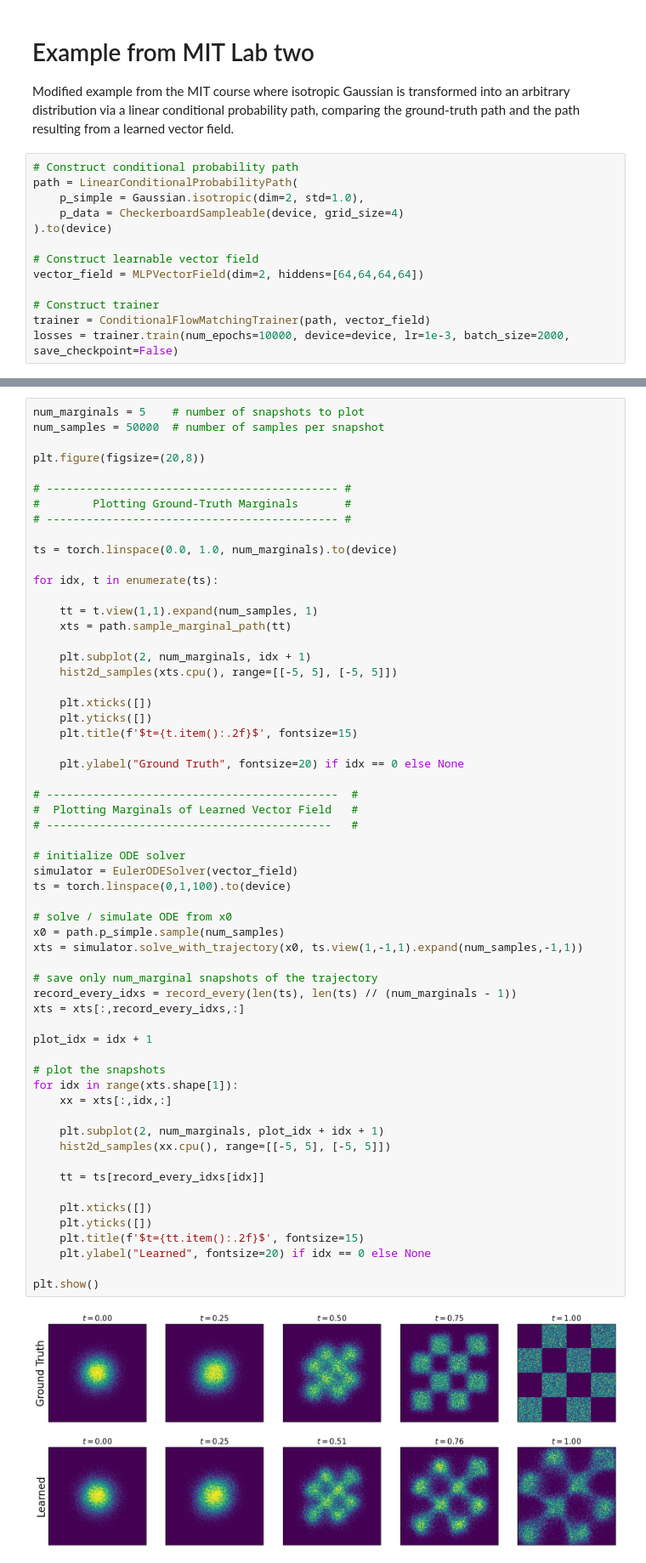
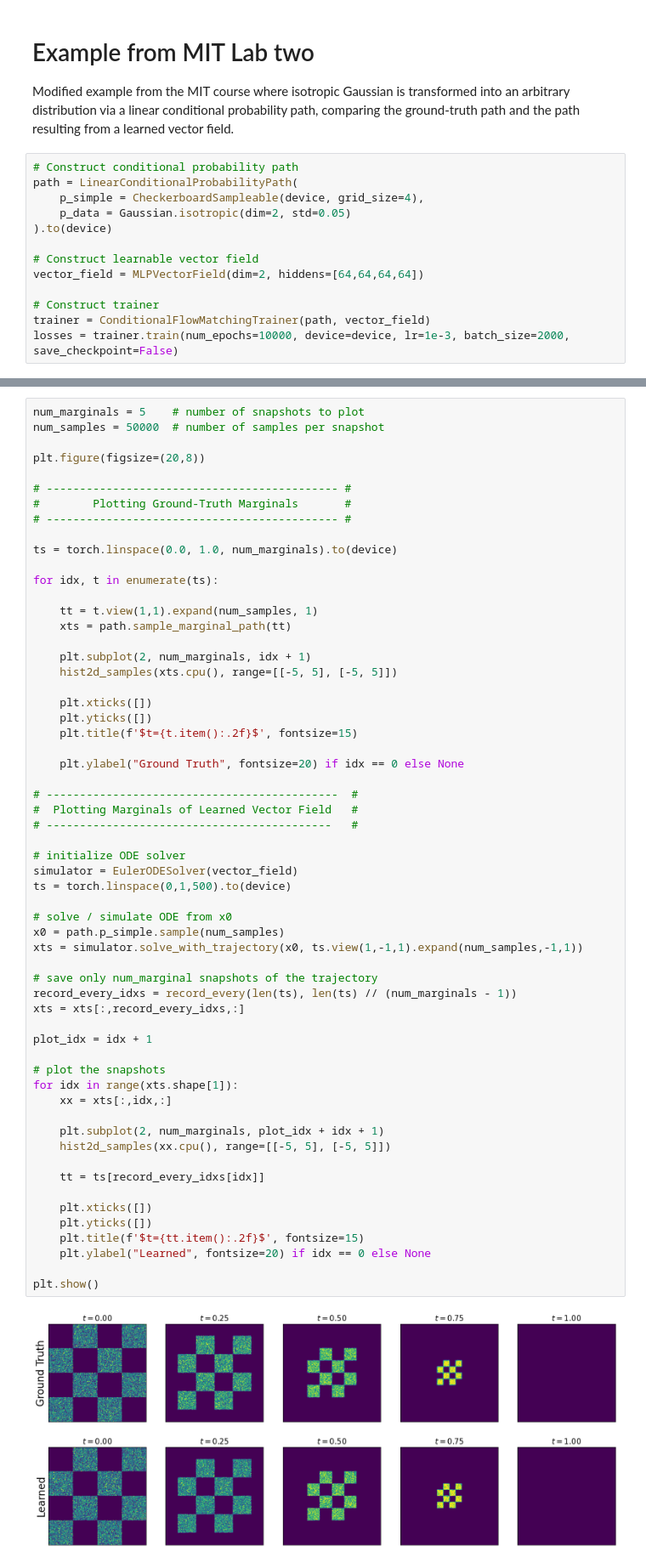
Before and after one commit to Ninavd/FRB-flow, a Jupyter notebook: notebooks/FM_checkerboard.ipynb, the cells around one changed output, grey strips where cells are left out. Shown at 85% size. Drawn from its saved outputs; the diff is of its cells as text.

```diff
--- a/notebooks/FM_checkerboard.ipynb
+++ b/notebooks/FM_checkerboard.ipynb
@@ -22,8 +22,8 @@ Modified example from the MIT course where isotropic Gaussian is transformed int
 # %%
 # Construct conditional probability path
 path = LinearConditionalProbabilityPath(
-    p_simple = Gaussian.isotropic(dim=2, std=1.0),
-    p_data = CheckerboardSampleable(device, grid_size=4)
+    p_simple = CheckerboardSampleable(device, grid_size=4),
+    p_data = Gaussian.isotropic(dim=2, std=0.05)
 ).to(device)
 
 # Construct learnable vector field
@@ -66,32 +64,32 @@ for idx, t in enumerate(ts):
 
 # initialize ODE solver
 simulator = EulerODESolver(vector_field)
-ts = torch.linspace(0,1,100).to(device)
+ts = torch.linspace(0,1,500).to(device)
 
 # solve / simulate ODE from x0
 x0 = path.p_simple.sample(num_samples)
 xts = simulator.solve_with_trajectory(x0, ts.view(1,-1,1).expand(num_samples,-1,1))
 
 # save only num_marginal snapshots of the trajectory
 record_every_idxs = record_every(len(ts), len(ts) // (num_marginals - 1))
 xts = xts[:,record_every_idxs,:]
 
 plot_idx = idx + 1
 
 # plot the snapshots
 for idx in range(xts.shape[1]):
     xx = xts[:,idx,:]
 
     plt.subplot(2, num_marginals, plot_idx + idx + 1)
     hist2d_samples(xx.cpu(), range=[[-5, 5], [-5, 5]])
 
     tt = ts[record_every_idxs[idx]]
 
     plt.xticks([])
     plt.yticks([])
     plt.title(f'$t={tt.item():.2f}$', fontsize=15)
     plt.ylabel("Learned", fontsize=20) if idx == 0 else None
 
 plt.show()
 # %% [output]
-[figure, old version]
+[figure, new version]
```
Also changed, not shown: parts of 2 cells of this notebook, 3 other files.
